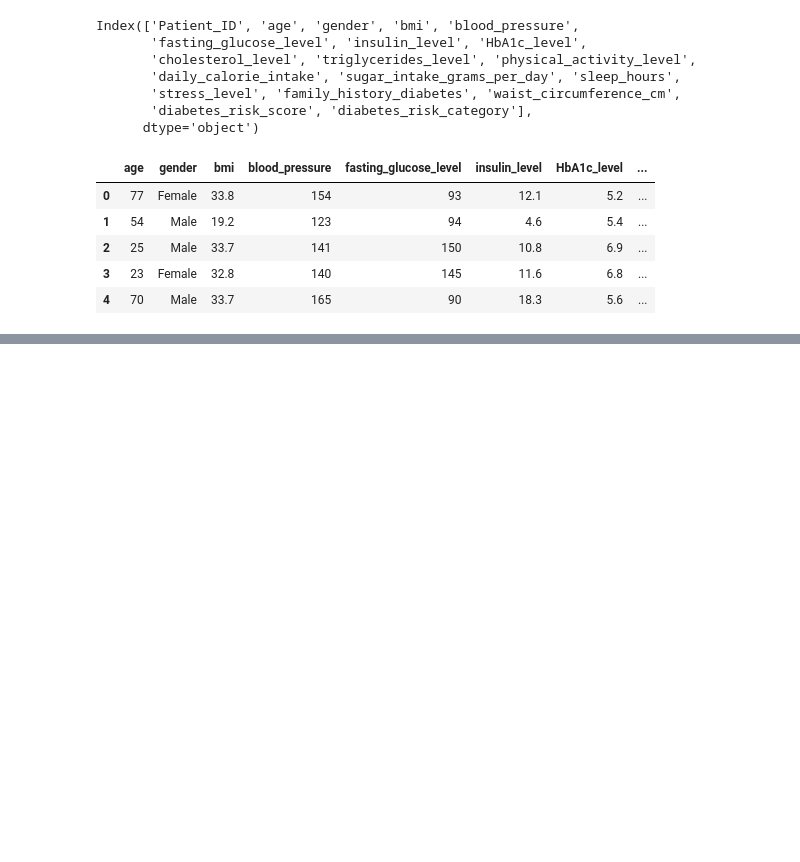
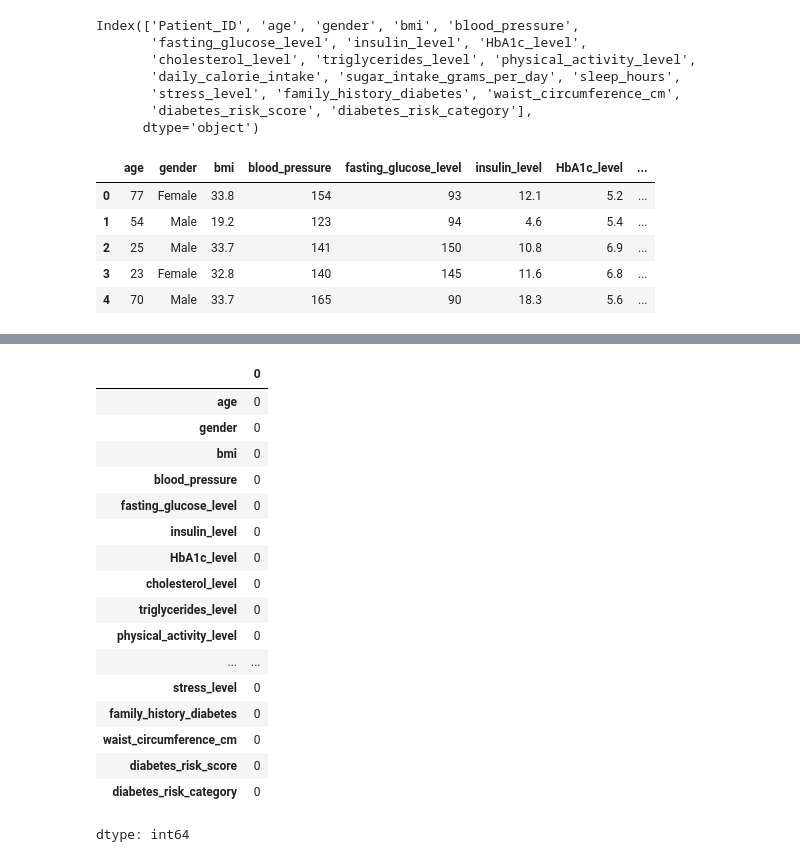
Before and after one commit to sonjoy1s/kaggle_project, a Jupyter notebook: Diabetes_Risk_Prediction_Dataset.ipynb, the cells around one changed output, grey strips where cells are left out. Drawn from its saved outputs; the diff is of its cells as text; code cells hidden in the pictures; blank space fills up the shorter version.

```diff
--- a/Diabetes_Risk_Prediction_Dataset.ipynb
+++ b/Diabetes_Risk_Prediction_Dataset.ipynb
@@ -55,0 +74,21 @@ df.head()
+# %%
+df.isnull().sum()
+# %% [output]
+|  | 0 |
+| age | 0 |
+| gender | 0 |
+| bmi | 0 |
+| blood_pressure | 0 |
+| fasting_glucose_level | 0 |
+| insulin_level | 0 |
+| HbA1c_level | 0 |
+| cholesterol_level | 0 |
+| triglycerides_level | 0 |
+| physical_activity_level | 0 |
+| ... | ... |
+| stress_level | 0 |
+| family_history_diabetes | 0 |
+| waist_circumference_cm | 0 |
+| diabetes_risk_score | 0 |
+| diabetes_risk_category | 0 |
+dtype: int64
```
Also changed, not shown: parts of 2 cells of this notebook.
